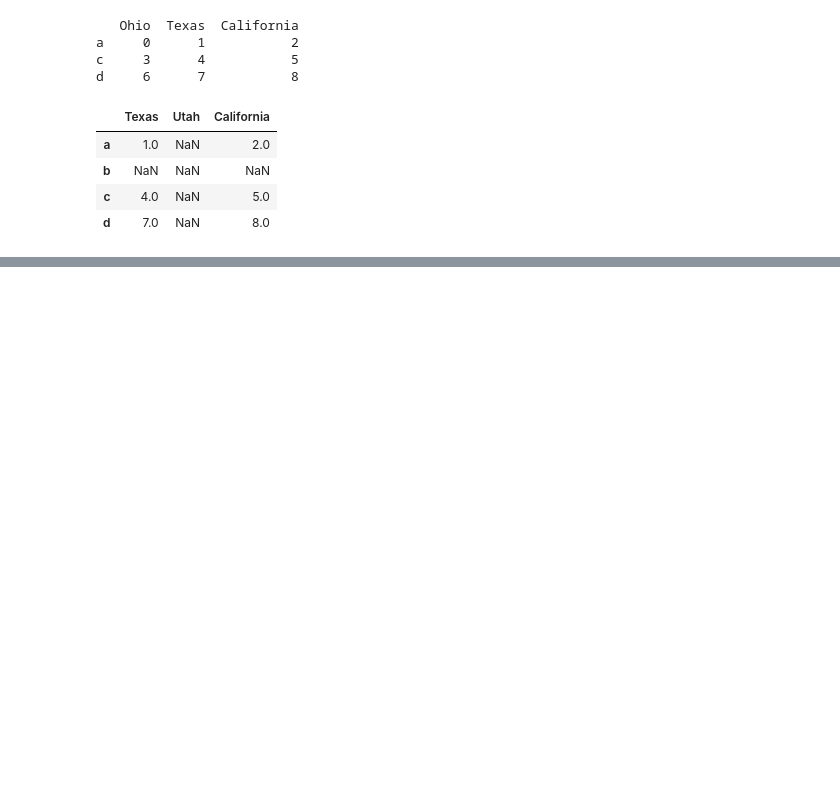
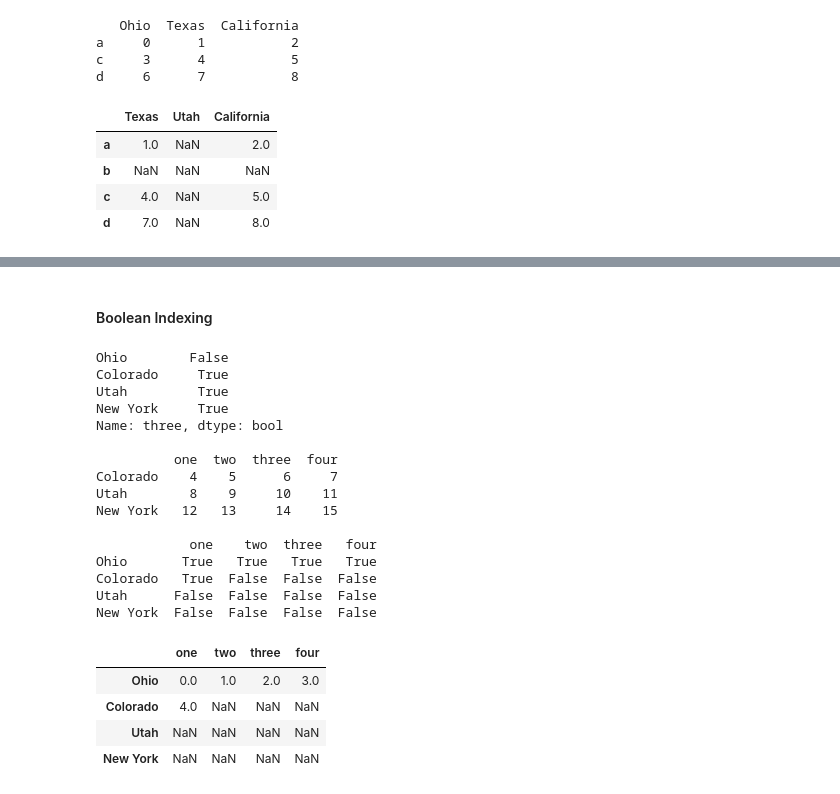
Before and after one commit to colinat/pandas, a Jupyter notebook: pandas.ipynb, the cells around one changed output, grey strips where cells are left out. Saved outputs shown, nothing was run; the diff lists cells and outputs as text; code cells hidden in the pictures; blank space fills up the shorter version.

```diff
--- a/pandas.ipynb
+++ b/pandas.ipynb
@@ -452,0 +573,11 @@ The `drop` method will return a new object with the indicated value or values de
+# %%
+data = pd.DataFrame(np.arange(16).reshape((4,4)),
+                    index=['Ohio','Colorado','Utah','New York'],
+                    columns=['one', 'two', 'three', 'four'])
+
+# corresponds to 2nd to 4th row
+print(data['Colorado':'New York'])
+print()
+
+# using integer slicing omits the end-point
+print(data[1:3])
@@ -452,0 +593,43 @@ The `drop` method will return a new object with the indicated value or values de
+# %% [markdown]
+#### Boolean Indexing
+# %%
+# prints boolean Series of values under column 'three' greater than 5
+a = data['three'] > 5
+print(a)
+print()
+
+# passing above boolean result into indexing arguments back into the DataFrame
+b = data[data['three'] > 5]
+print(b)
+print()
+
+# working on entire DataFrame
+c = data < 5
+print(c)
+print()
+
+# ikewise, we passed the above result to see what is displayed
+d = data[data < 5]
+d
+# %% [output]
+Ohio        False
+Colorado     True
+Utah         True
+New York     True
+Name: three, dtype: bool
+
+          one  two  three  four
+Colorado    4    5      6     7
+Utah        8    9     10    11
+New York   12   13     14    15
+
+            one    two  three   four
+Ohio       True   True   True   True
+Colorado   True  False  False  False
+Utah      False  False  False  False
+New York  False  False  False  False
+|  | one | two | three | four |
+| Ohio | 0.0 | 1.0 | 2.0 | 3.0 |
+| Colorado | 4.0 | NaN | NaN | NaN |
+| Utah | NaN | NaN | NaN | NaN |
+| New York | NaN | NaN | NaN | NaN |
```
Also changed, not shown: parts of 70 cells of this notebook.
